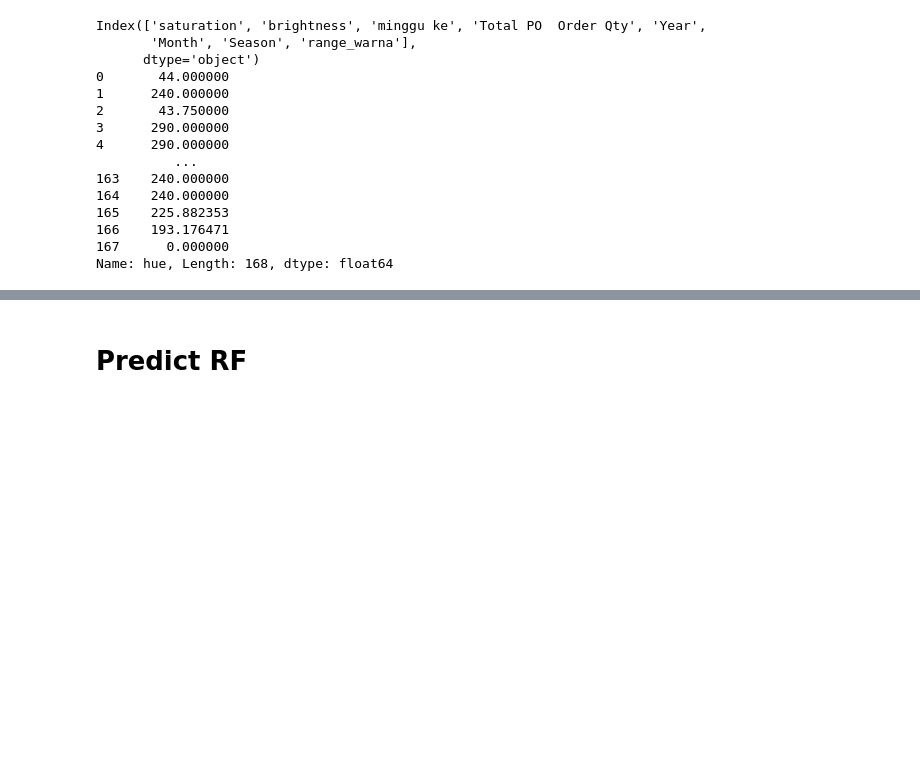
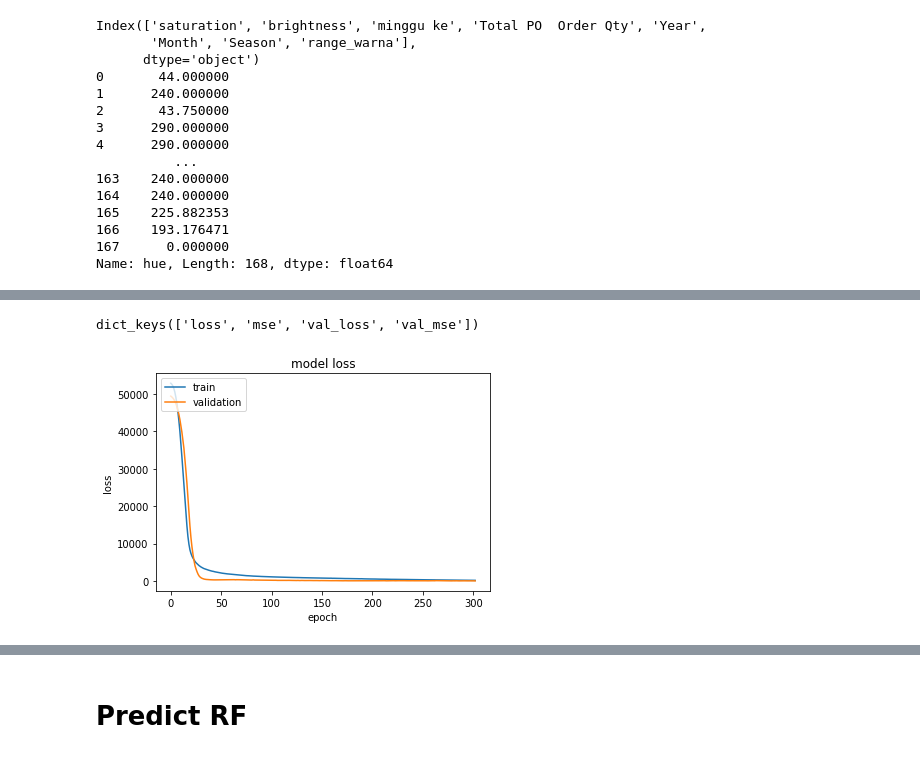
Before and after one commit to geadalfa/PrediksiWarna, a Jupyter notebook: Randomforest_NN.ipynb, the cells around one changed output, grey strips where cells are left out. Drawn from its saved outputs; the diff is of its cells as text; code cells hidden in the pictures; blank space fills up the shorter version.

```diff
--- a/Randomforest_NN.ipynb
+++ b/Randomforest_NN.ipynb
@@ -599,0 +628,7 @@ X_train3, X_test3, y_train3, y_test3 = train_test_split(X3, y, test_size = 0.2,
+# %%
+model = Sequential()
+model.add(Dense(32, input_dim=8, kernel_initializer='normal', activation='relu'))
+#model.add(Dense(32, activation='relu'))
+model.add(Dense(8, activation='relu'))
+model.add(Dense(1))
+model.summary()
@@ -599,0 +650,4 @@ X_train3, X_test3, y_train3, y_test3 = train_test_split(X3, y, test_size = 0.2,
+# %%
+model.compile(loss='mean_squared_error', optimizer='rmsprop', metrics=['mse'])
+# %%
+history = model.fit(X_train, y_train, epochs=500, batch_size=2,  verbose=1, validation_split=0.1, callbacks=[myCallBack])
@@ -599,0 +672,13 @@ X_train3, X_test3, y_train3, y_test3 = train_test_split(X3, y, test_size = 0.2,
+# %%
+print(history.history.keys())
+# "Loss"
+plt.plot(history.history['loss'])
+plt.plot(history.history['val_loss'])
+plt.title('model loss')
+plt.ylabel('loss')
+plt.xlabel('epoch')
+plt.legend(['train', 'validation'], loc='upper left')
+plt.show()
+# %% [output]
+dict_keys(['loss', 'mse', 'val_loss', 'val_mse'])
+[figure, added]
```
Also changed, not shown: parts of 38 cells of this notebook.
